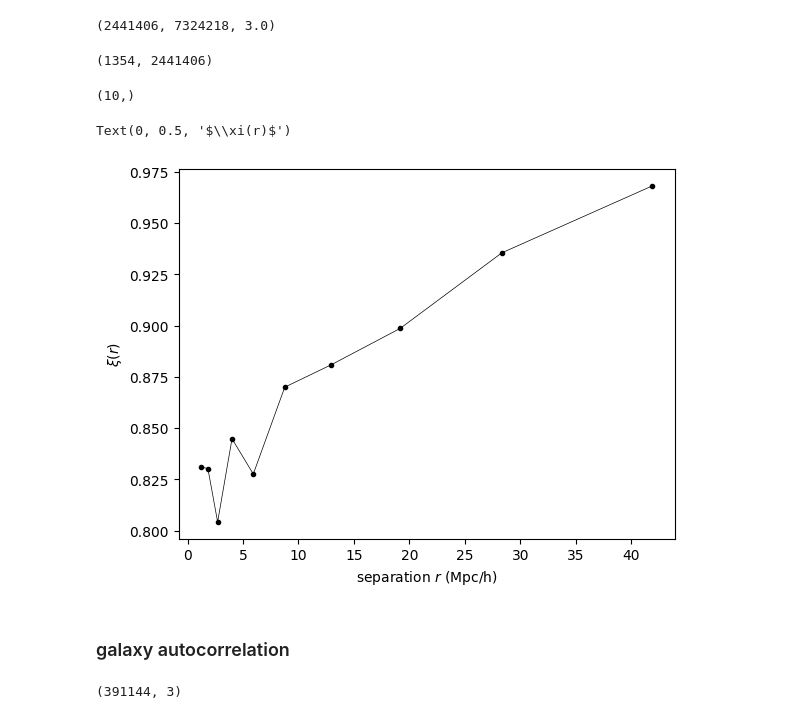
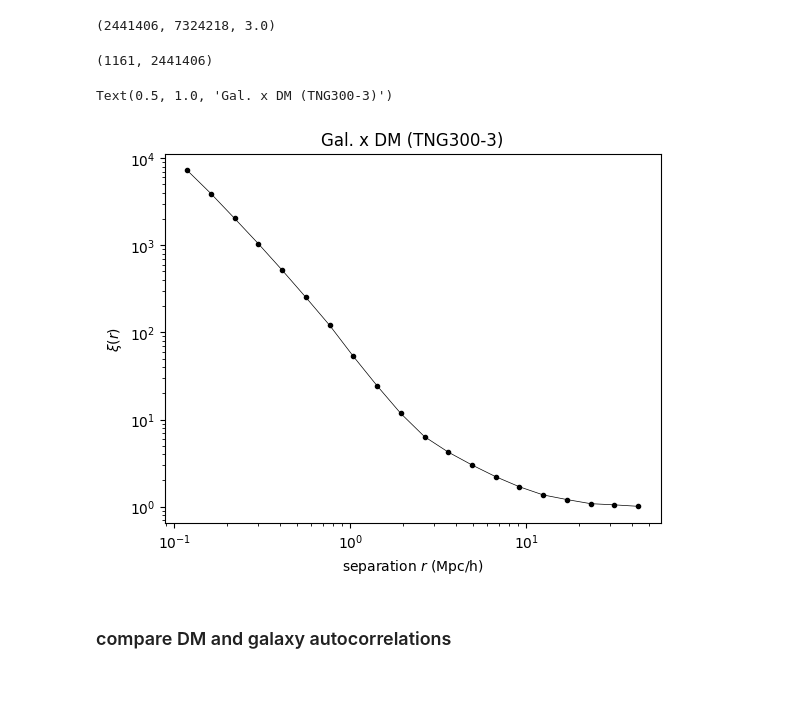
Before and after one commit to abbyw24/small-scale_cross-corrs, a Jupyter notebook: notebooks/cross-corrs_27-6-23.ipynb, the cells around one changed output. Drawn from its saved outputs; the diff is of its cells as text; code cells hidden in the pictures; blank space fills up the shorter version.

```diff
--- a/notebooks/cross-corrs_27-6-23.ipynb
+++ b/notebooks/cross-corrs_27-6-23.ipynb
@@ -55,0 +130,8 @@ subsampling 1354 random particles...
+# %%
+%%time
+nrepeats = 1000
+xi_gals = np.empty((nrepeats,nbins))
+for i in range(nrepeats):
+    ravg, xi_gals[i] = corrfunc_ls.compute_3D_ls_auto(gal_pos.value, randmult, rmin, rmax,
+                                        nbins, logbins=True, periodic=True, nthreads=nthreads, prints=False)
+xi_gal = np.mean(xi_gals, axis=0)
@@ -58,15 +175,12 @@ subsampling 1354 random particles...
 # %%
-# gal_subsample is the "data set," while dm_subsample is the "tracer set"
-# we want to get the random set from the tracers
-# set up data for the calculation
-randmult = 3
-rmin = 1.
-rmax = 50.
-nbins = 10
-tracersforcf = corrfunc_ls.set_up_cf_data(dm_subsample.value, randmult, rmin, rmax, nbins, logbins=True, dtype='float32')
+# set up data for calculation
+tracersforcf = corrfunc_ls.set_up_cf_data(dm_subsample, randmult, rmin, rmax, nbins, logbins=True, dtype='float32')
 r_edges, r_avg, nd, boxsize, nr, rand_set, tracer_set = tracersforcf.values()
 # %%
 # unpack data
-xgal, ygal, zgal = gal_subsample.value.T
+xgal, ygal, zgal = gal_pos.value.T
 xdm, ydm, zdm = tracer_set.T
 xr, yr, zr = rand_set.T
+
+nthreads = 12
+periodic = True
@@ -105,26 +225,21 @@ nd, nr, nr/nd
 # %% [output]
 (2441406, 7324218, 3.0)
 # %%
-len(gal_subsample), len(dm_subsample)
+len(gal_pos), len(dm_subsample)
 # %% [output]
-(1354, 2441406)
+(1161, 2441406)
 # %%
-results_xi = Corrfunc.utils.convert_3d_counts_to_cf(len(gal_subsample), nd, nr, nr, dd, dr, dr, rr)
+results_xi = Corrfunc.utils.convert_3d_counts_to_cf(len(gal_pos), nd, nr, nr, dd, dr, dr, rr)
-# %%
-results_xi.shape
-# %% [output]
-(10,)
 # %%
 fig, ax = plt.subplots()
 ax.plot(r_avg, results_xi, 'k.-', lw=0.5)
+ax.set_xscale('log')
+ax.set_yscale('log')
 ax.set_xlabel(r'separation $r$ (Mpc/h)')
 ax.set_ylabel(r'$\xi(r)$')
+ax.set_title(f'Gal. x DM ({sim.sim})')
 # %% [output]
-Text(0, 0.5, '$\\xi(r)$')
+Text(0.5, 1.0, 'Gal. x DM (TNG300-3)')
-[figure, old version]
+[figure, new version]
 # %% [markdown]
-### galaxy autocorrelation
+### compare DM and galaxy autocorrelations
-# %%
-sim.gal_pos.shape
-# %% [output]
-(391144, 3)
```
Also changed, not shown: parts of 33 cells of this notebook, 3 other files.
